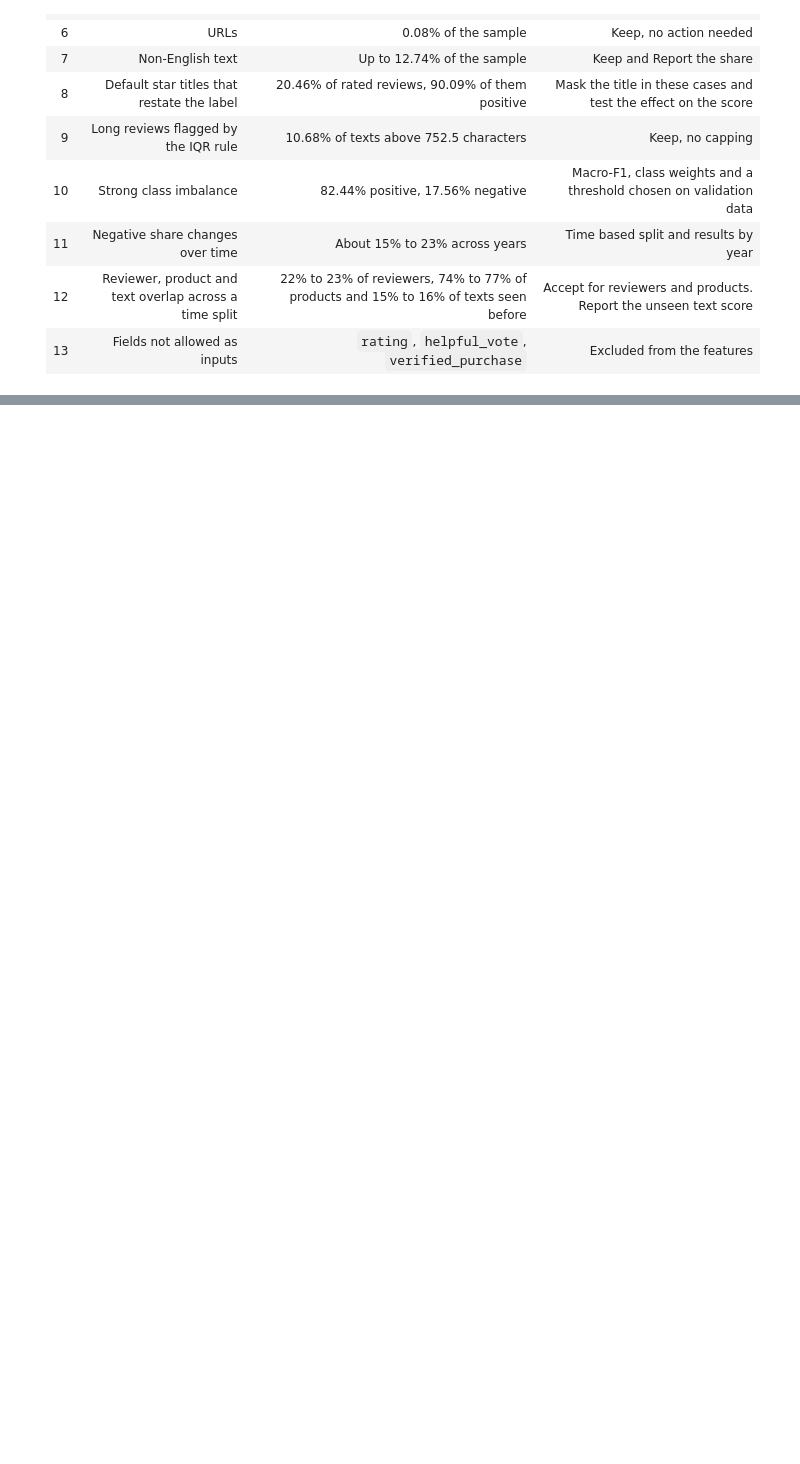
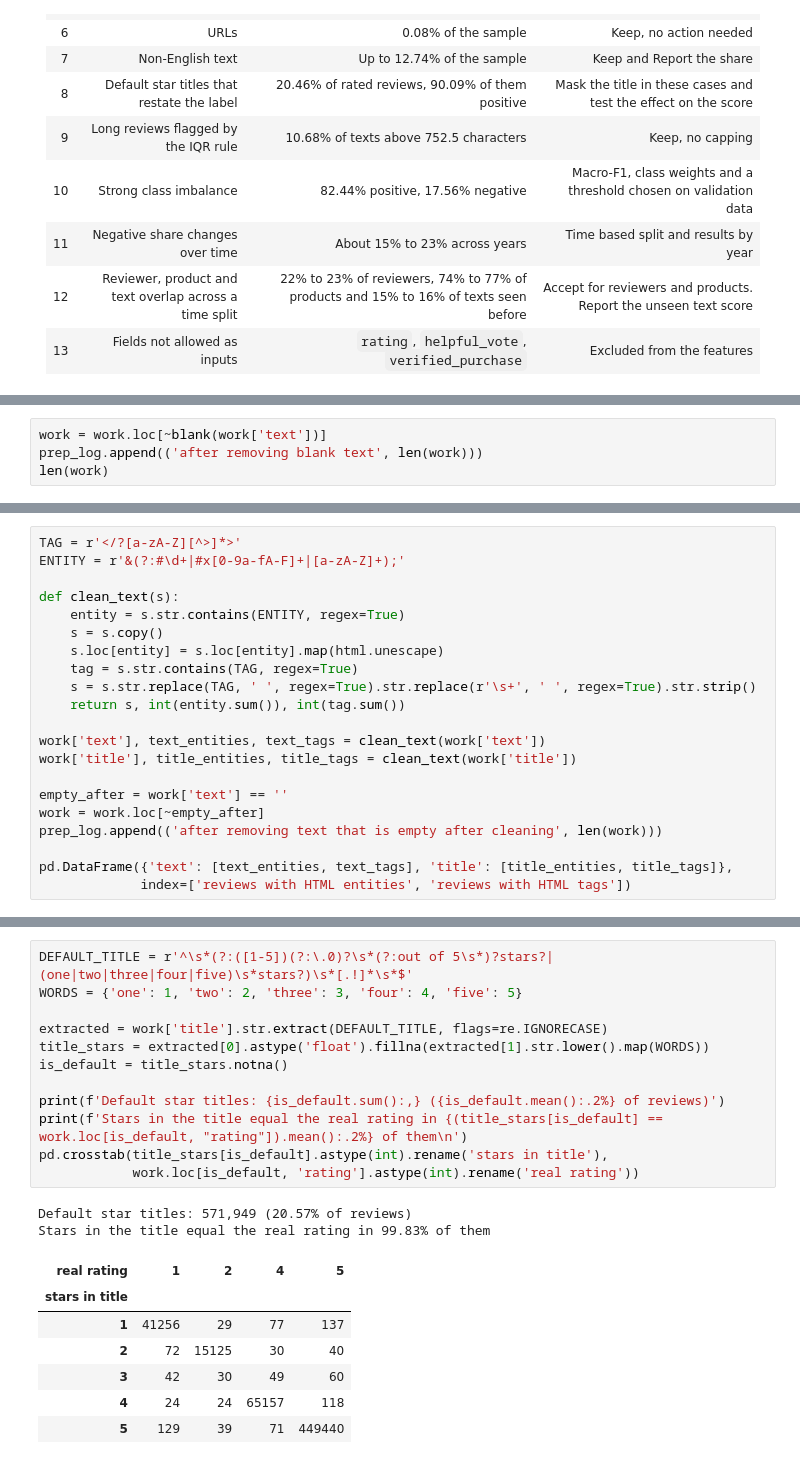
Before and after one commit to Virtuozs/MLOps2-pertemuan1-sentiment-classification, a Jupyter notebook: notebook.ipynb, the cells around one changed output, grey strips where cells are left out. Saved outputs shown, nothing was run; the diff lists cells and outputs as text; blank space fills up the shorter version.

```diff
--- a/notebook.ipynb
+++ b/notebook.ipynb
@@ -727,0 +781,4 @@ The plan below is confirmed or adjusted in Section 4.
+# %%
+work = work.loc[~blank(work['text'])]
+prep_log.append(('after removing blank text', len(work)))
+len(work)
@@ -727,0 +807,21 @@ The plan below is confirmed or adjusted in Section 4.
+# %%
+TAG = r'</?[a-zA-Z][^>]*>'
+ENTITY = r'&(?:#\d+|#x[0-9a-fA-F]+|[a-zA-Z]+);'
+
+def clean_text(s):
+    entity = s.str.contains(ENTITY, regex=True)
+    s = s.copy()
+    s.loc[entity] = s.loc[entity].map(html.unescape)
+    tag = s.str.contains(TAG, regex=True)
+    s = s.str.replace(TAG, ' ', regex=True).str.replace(r'\s+', ' ', regex=True).str.strip()
+    return s, int(entity.sum()), int(tag.sum())
+
+work['text'], text_entities, text_tags = clean_text(work['text'])
+work['title'], title_entities, title_tags = clean_text(work['title'])
+
+empty_after = work['text'] == ''
+work = work.loc[~empty_after]
+prep_log.append(('after removing text that is empty after cleaning', len(work)))
+
+pd.DataFrame({'text': [text_entities, text_tags], 'title': [title_entities, title_tags]},
+             index=['reviews with HTML entities', 'reviews with HTML tags'])
@@ -727,0 +836,22 @@ The plan below is confirmed or adjusted in Section 4.
+# %%
+DEFAULT_TITLE = r'^\s*(?:([1-5])(?:\.0)?\s*(?:out of 5\s*)?stars?|(one|two|three|four|five)\s*stars?)\s*[.!]*\s*$'
+WORDS = {'one': 1, 'two': 2, 'three': 3, 'four': 4, 'five': 5}
+
+extracted = work['title'].str.extract(DEFAULT_TITLE, flags=re.IGNORECASE)
+title_stars = extracted[0].astype('float').fillna(extracted[1].str.lower().map(WORDS))
+is_default = title_stars.notna()
+
+print(f'Default star titles: {is_default.sum():,} ({is_default.mean():.2%} of reviews)')
+print(f'Stars in the title equal the real rating in {(title_stars[is_default] == work.loc[is_default, "rating"]).mean():.2%} of them\n')
+pd.crosstab(title_stars[is_default].astype(int).rename('stars in title'),
+            work.loc[is_default, 'rating'].astype(int).rename('real rating'))
+# %% [output]
+Default star titles: 571,949 (20.57% of reviews)
+Stars in the title equal the real rating in 99.83% of them
+| real rating | 1 | 2 | 4 | 5 |
+| stars in title |  |  |  |  |
+| 1 | 41256 | 29 | 77 | 137 |
+| 2 | 72 | 15125 | 30 | 40 |
+| 3 | 42 | 30 | 49 | 60 |
+| 4 | 24 | 24 | 65157 | 118 |
+| 5 | 129 | 39 | 71 | 449440 |
```
Also changed, not shown: parts of 25 cells of this notebook.
